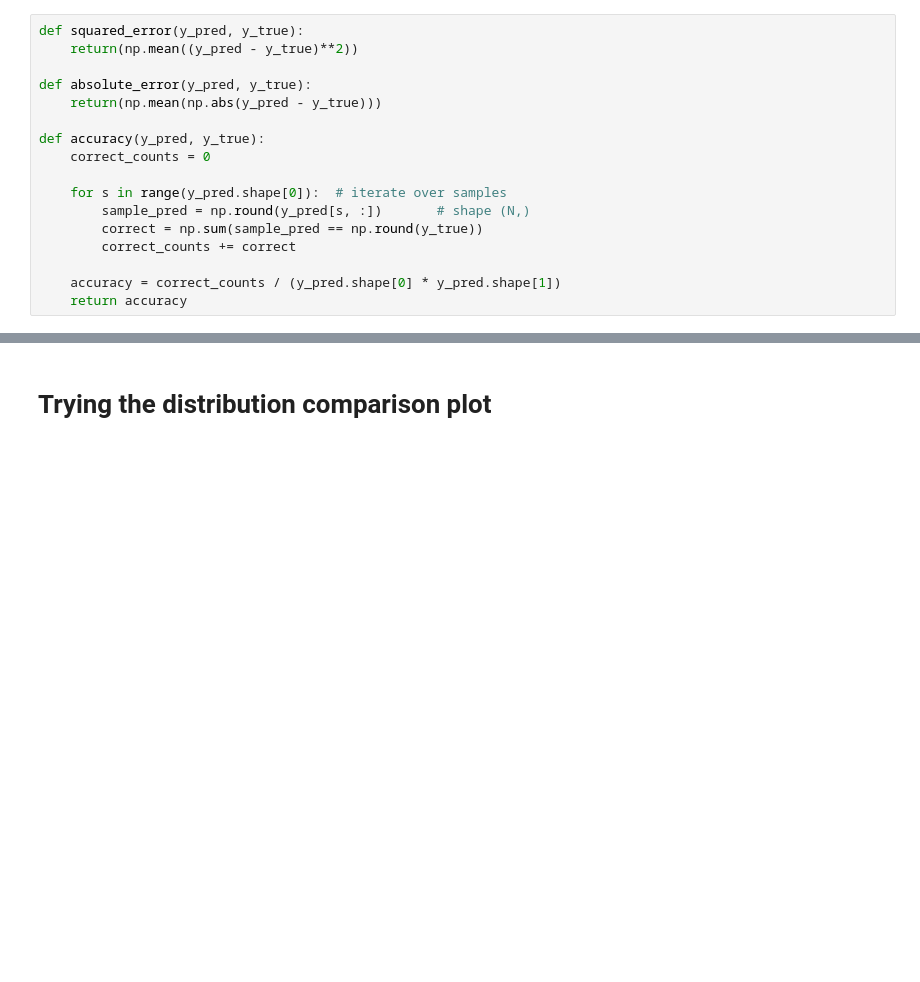
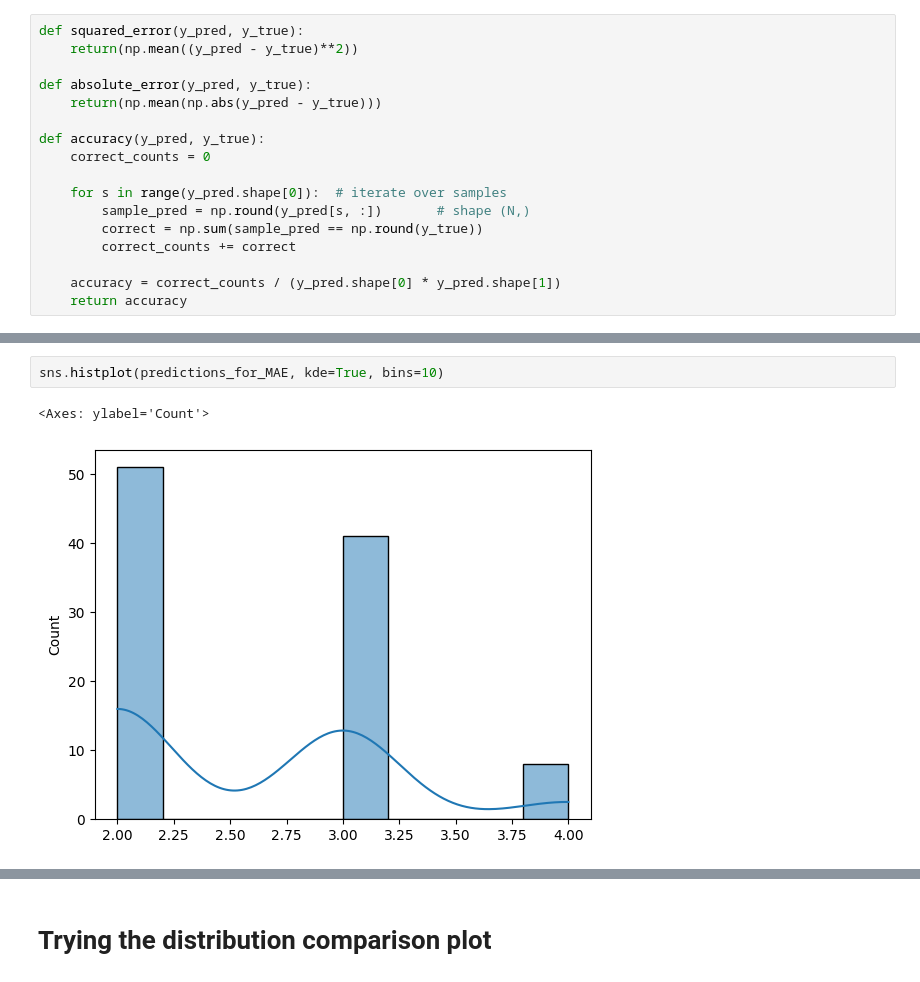
Before and after one commit to MatejVre/Bayesian_Inference, a Jupyter notebook: bayesian_inference.ipynb, the cells around one changed output, grey strips where cells are left out. Cells and saved outputs as stored; diff of their text form; blank space fills up the shorter version.

```diff
--- a/bayesian_inference.ipynb
+++ b/bayesian_inference.ipynb
@@ -337,0 +345,5 @@ array([[4, 5, 3, ..., 1, 0, 0],
+# %%
+sns.histplot(predictions_for_MAE, kde=True, bins=10)
+# %% [output]
+<Axes: ylabel='Count'>
+[figure, added]
```
Also changed, not shown: parts of 12 cells of this notebook.
